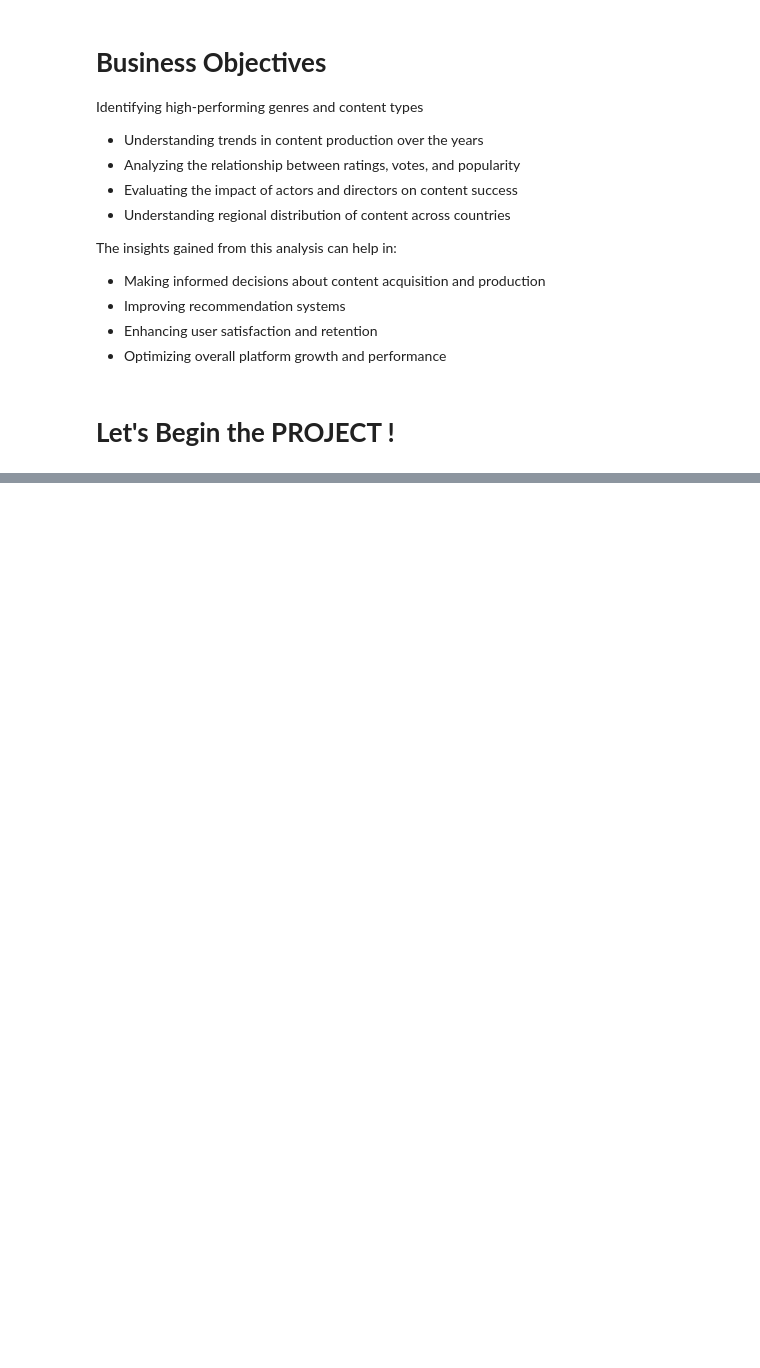
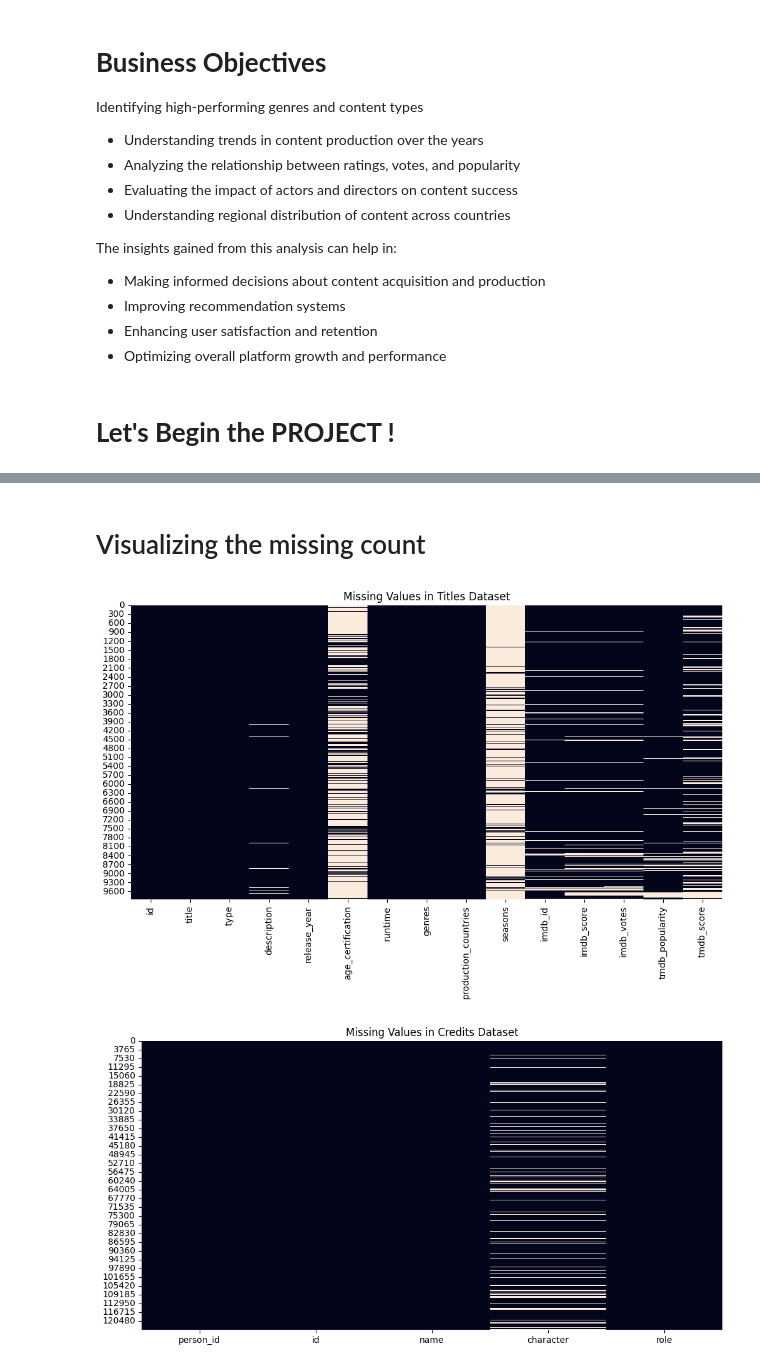
Before and after one commit to Snehamn24/Amazon-Prime-Video-EDA-and-Machine-Learning-Analysis, a Jupyter notebook: Amazon_Prime_EDA.ipynb, the cells around one changed output, grey strips where cells are left out. Saved outputs shown, nothing was run; the diff lists cells and outputs as text; code cells hidden in the pictures; blank space fills up the shorter version.

```diff
--- a/Amazon_Prime_EDA.ipynb
+++ b/Amazon_Prime_EDA.ipynb
@@ -88,0 +76,6 @@ The insights gained from this analysis can help in:
+# %%
+#titles
+title = pd.read_csv(r"/content/titles.csv")
+#credits
+credits = pd.read_csv(r"/content/credits.csv")
+print("Successfully dataset loaded")
@@ -88,0 +204,16 @@ The insights gained from this analysis can help in:
+# %% [markdown]
+# Visualizing the missing count
+# %%
+# Visualizing missing values using heatmap
+plt.figure(figsize=(12,6))
+sns.heatmap(title.isnull(),cbar=False)
+plt.title("Missing Values in Titles Dataset")
+plt.show()
+
+plt.figure(figsize=(12,6))
+sns.heatmap(credits.isnull(), cbar=False)
+plt.title("Missing Values in Credits Dataset")
+plt.show()
+# %% [output]
+[figure, added]
+[figure, added]
```
Also changed, not shown: parts of 20 cells of this notebook.
